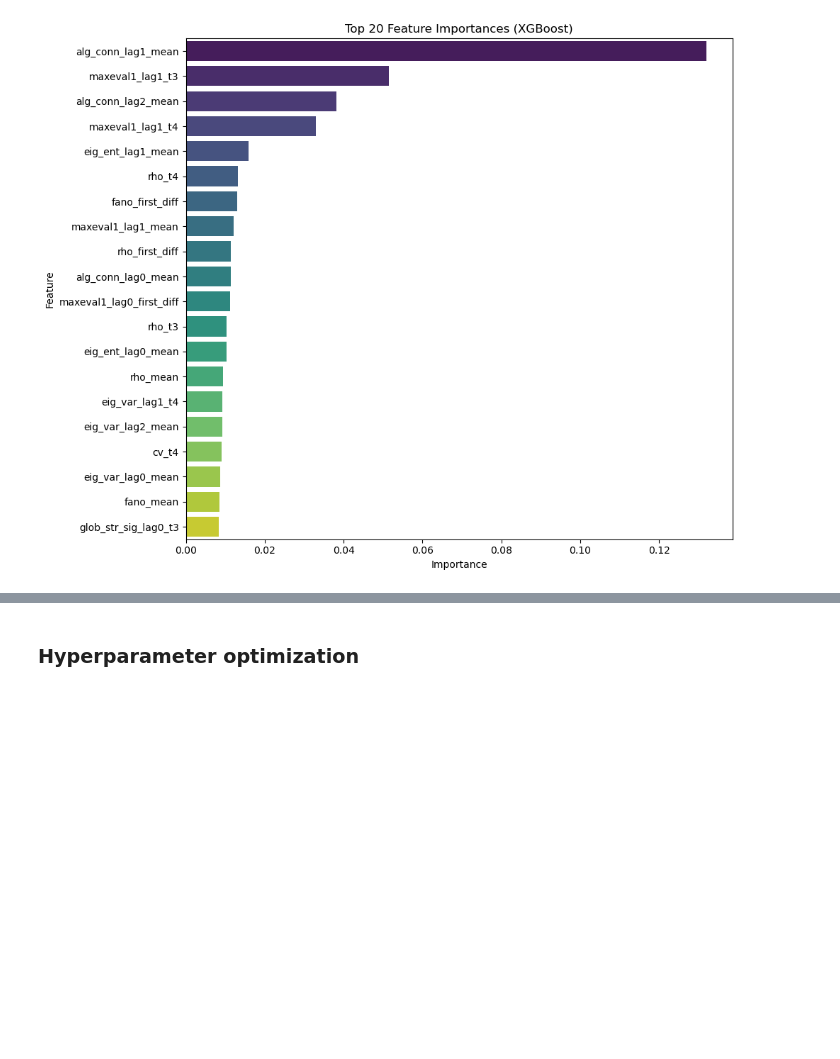
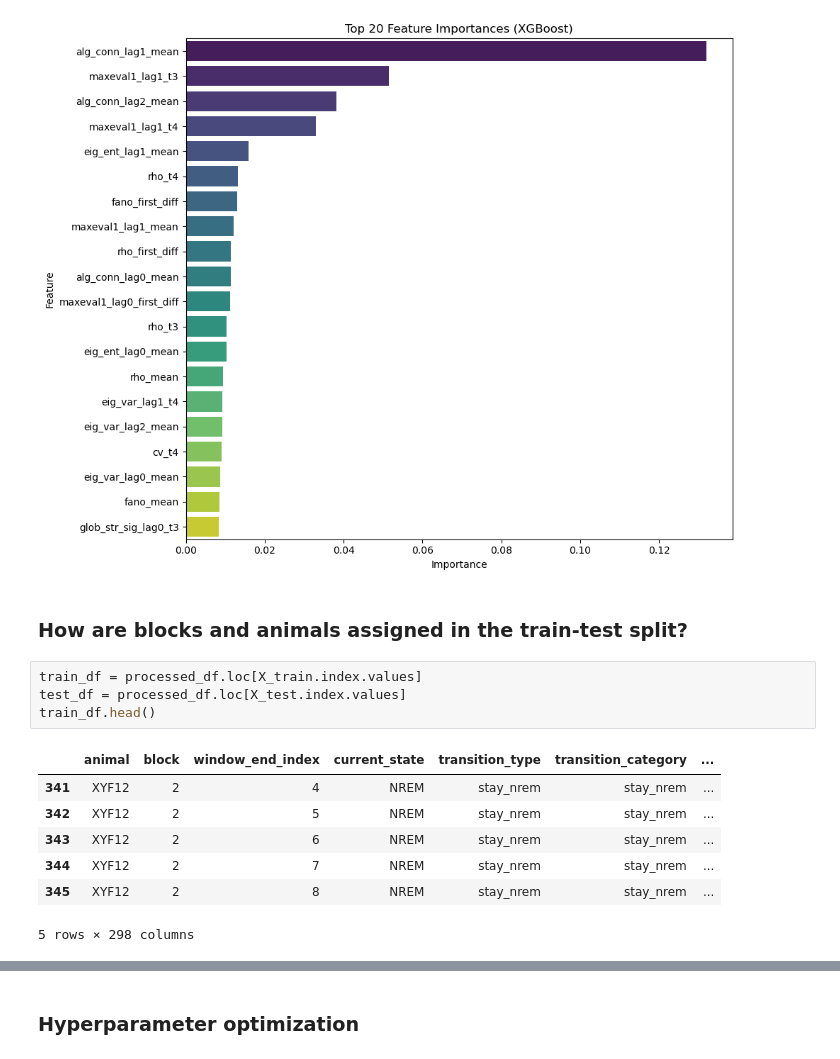
Before and after one commit to gemechub/quasisleepy, a Jupyter notebook: notebooks/transductive_multi_transition_xgboost_180_15ms_rat.ipynb, the cells around one changed output, grey strips where cells are left out. Drawn from its saved outputs; the diff is of its cells as text; blank space fills up the shorter version.

```diff
--- a/notebooks/transductive_multi_transition_xgboost_180_15ms_rat.ipynb
+++ b/notebooks/transductive_multi_transition_xgboost_180_15ms_rat.ipynb
@@ -237,3 +244,17 @@ Top 20 Features by Importance:
 151                 fano_mean    0.008539
 95       glob_str_sig_lag0_t3    0.008328
 [figure]
+# %% [markdown]
+### How are blocks and animals assigned in the train-test split?
+# %%
+train_df = processed_df.loc[X_train.index.values]
+test_df = processed_df.loc[X_test.index.values]
+train_df.head()
+# %% [output]
+|  | animal | block | window_end_index | current_state | transition_type | transition_category | ... |
+| 341 | XYF12 | 2 | 4 | NREM | stay_nrem | stay_nrem | ... |
+| 342 | XYF12 | 2 | 5 | NREM | stay_nrem | stay_nrem | ... |
+| 343 | XYF12 | 2 | 6 | NREM | stay_nrem | stay_nrem | ... |
+| 344 | XYF12 | 2 | 7 | NREM | stay_nrem | stay_nrem | ... |
+| 345 | XYF12 | 2 | 8 | NREM | stay_nrem | stay_nrem | ... |
+5 rows × 298 columns
```
Also changed, not shown: parts of 3 cells of this notebook, 3 other files.
